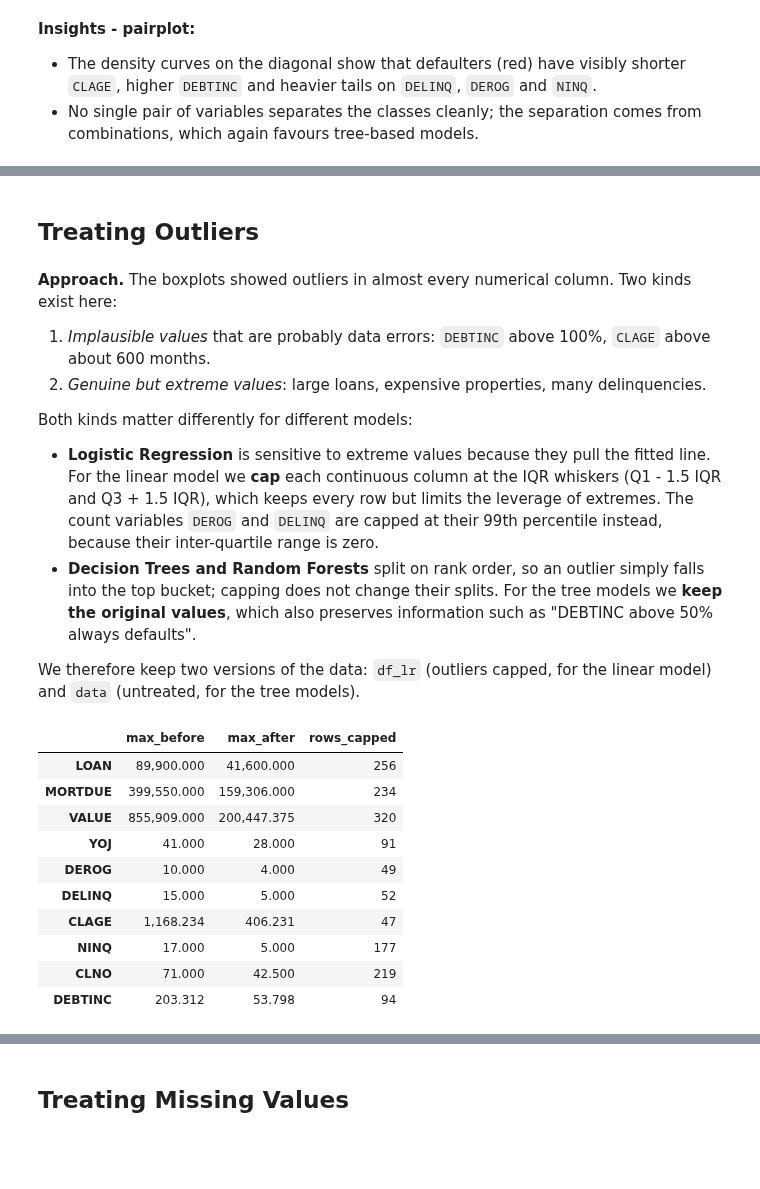
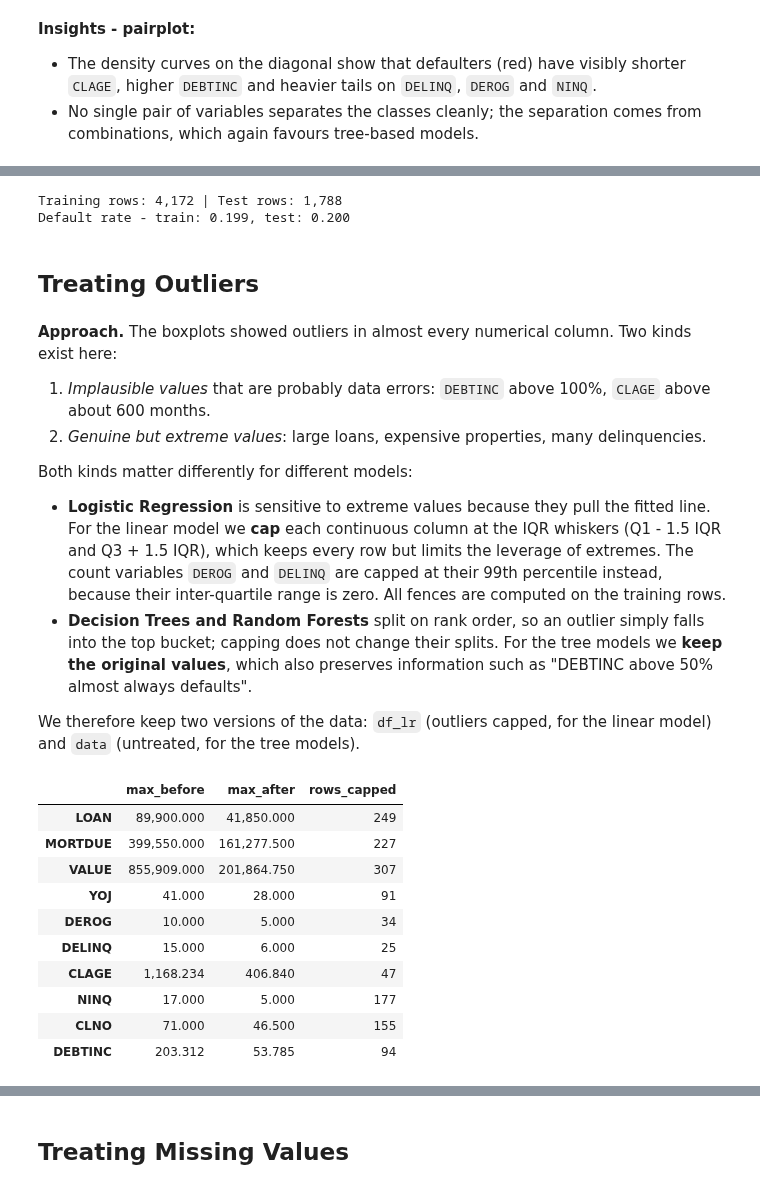
Before and after one commit to shubham1891/Personal-code, a Jupyter notebook: notebooks/Loan_Default_Prediction_Capstone.ipynb, the cells around one changed output, grey strips where cells are left out. Cells and saved outputs as stored; diff of their text form; code cells hidden in the pictures; blank space fills up the shorter version.

```diff
--- a/notebooks/Loan_Default_Prediction_Capstone.ipynb
+++ b/notebooks/Loan_Default_Prediction_Capstone.ipynb
@@ -515,3 +517,15 @@ data.groupby("BAD", observed=True)[num_cols].agg(["mean", "median"]).T
 - **NINQ:** Defaulters made more recent inquiries (mean 1.78 vs 1.03).
 - **DEBTINC:** Defaulters carry a higher debt burden (median 38.1% vs 34.5%) and the defaulter boxplot has a long upper tail where most of the extreme ratios sit.
 - **YOJ and CLNO** show little difference between the two groups.
+# %%
+# Are the differences statistically significant? Mann-Whitney U tests for the amounts (robust to skew),
+# chi-square tests of independence for the categorical variables.
+rows = []
+for col in ["LOAN", "MORTDUE", "VALUE", "DEBTINC", "CLAGE"]:
+    a = data.loc[data["BAD"] == 1, col].dropna(); b = data.loc[data["BAD"] == 0, col].dropna()
+    rows.append({"variable": col, "median_defaulters": a.median(), "median_repayers": b.median(),
+                 "test": "Mann-Whitney U", "p_value": stats.mannwhitneyu(a, b).pvalue})
+for col in ["REASON", "JOB"]:
+    chi2, p, dof, _ = stats.chi2_contingency(pd.crosstab(data[col], data["BAD"]))
+    rows.append({"variable": col, "median_defaulters": np.nan, "median_repayers": np.nan, "test": "Chi-square", "p_value": p})
+pd.DataFrame(rows).style.format({"median_defaulters": "{:,.1f}", "median_repayers": "{:,.1f}", "p_value": "{:.2e}"})
@@ -720,3 +752,10 @@ plt.show()
+# %%
+train_idx, test_idx = train_test_split(data.index, test_size=0.30, random_state=RANDOM_STATE, stratify=data["BAD"])
+print(f"Training rows: {len(train_idx):,} | Test rows: {len(test_idx):,}")
+print(f"Default rate - train: {data.loc[train_idx, 'BAD'].astype(int).mean():.3f}, test: {data.loc[test_idx, 'BAD'].astype(int).mean():.3f}")
+# %% [output]
+Training rows: 4,172 | Test rows: 1,788
+Default rate - train: 0.199, test: 0.200
 # %% [markdown]
 ## Treating Outliers
 # %% [markdown]
@@ -727,51 +766,50 @@ plt.show()
 
 Both kinds matter differently for different models:
 
-- **Logistic Regression** is sensitive to extreme values because they pull the fitted line. For the linear model we **cap** each continuous column at the IQR whiskers (Q1 - 1.5 IQR and Q3 + 1.5 IQR), which keeps every row but limits the leverage of extremes. The count variables `DEROG` and `DELINQ` are capped at their 99th percentile instead, because their inter-quartile range is zero.
-- **Decision Trees and Random Forests** split on rank order, so an outlier simply falls into the top bucket; capping does not change their splits. For the tree models we **keep the original values**, which also preserves information such as "DEBTINC above 50% always defaults".
+- **Logistic Regression** is sensitive to extreme values because they pull the fitted line. For the linear model we **cap** each continuous column at the IQR whiskers (Q1 - 1.5 IQR and Q3 + 1.5 IQR), which keeps every row but limits the leverage of extremes. The count variables `DEROG` and `DELINQ` are capped at their 99th percentile instead, because their inter-quartile range is zero. All fences are computed on the training rows.
+- **Decision Trees and Random Forests** split on rank order, so an outlier simply falls into the top bucket; capping does not change their splits. For the tree models we **keep the original values**, which also preserves information such as "DEBTINC above 50% almost always defaults".
 
 We therefore keep two versions of the data: `df_lr` (outliers capped, for the linear model) and `data` (untreated, for the tree models).
 # %%
-def treat_outliers(df, col):
-    '''Cap a numerical column at the IQR whiskers.'''
-    Q1 = df[col].quantile(0.25)
-    Q3 = df[col].quantile(0.75)
+def treat_outliers(df, col, fit_rows):
+    '''Cap a numerical column at the IQR whiskers computed on the training rows.'''
+    Q1 = df.loc[fit_rows, col].quantile(0.25)
+    Q3 = df.loc[fit_rows, col].quantile(0.75)
     IQR = Q3 - Q1
     lower, upper = Q1 - 1.5 * IQR, Q3 + 1.5 * IQR
     df[col] = np.clip(df[col], lower, upper)
     return df
 
-def treat_outliers_all(df, col_list):
+def treat_outliers_all(df, col_list, fit_rows):
     for c in col_list:
-        df = treat_outliers(df, c)
+        df = treat_outliers(df, c, fit_rows)
     return df
 
 df_lr = data.copy()
 
 # IQR capping for the continuous variables
 iqr_cols = [c for c in num_cols if c not in ("DEROG", "DELINQ")]
-df_lr = treat_outliers_all(df_lr, iqr_cols)
+df_lr = treat_outliers_all(df_lr, iqr_cols, train_idx)
 
 # DEROG and DELINQ are counts with Q1 = Q3 = 0, so the IQR whiskers collapse to zero and would erase
-# the variables entirely. They are capped at the 99th percentile instead.
+# the variables entirely. They are capped at the 99th percentile (of the training rows) instead.
 for c in ["DEROG", "DELINQ"]:
-    cap = df_lr[c].quantile(0.99)
-    df_lr[c] = df_lr[c].clip(upper=cap)
+    df_lr[c] = df_lr[c].clip(upper=df_lr.loc[train_idx, c].quantile(0.99))
 
 # Compare the maximum of each column before and after capping
 pd.DataFrame({"max_before": data[num_cols].max(), "max_after": df_lr[num_cols].max(),
               "rows_capped": [(data[c] > df_lr[c]).sum() + (data[c] < df_lr[c]).sum() for c in num_cols]})
 # %% [output]
 |  | max_before | max_after | rows_capped |
-| LOAN | 89,900.000 | 41,600.000 | 256 |
-| MORTDUE | 399,550.000 | 159,306.000 | 234 |
-| VALUE | 855,909.000 | 200,447.375 | 320 |
+| LOAN | 89,900.000 | 41,850.000 | 249 |
+| MORTDUE | 399,550.000 | 161,277.500 | 227 |
+| VALUE | 855,909.000 | 201,864.750 | 307 |
 | YOJ | 41.000 | 28.000 | 91 |
-| DEROG | 10.000 | 4.000 | 49 |
-| DELINQ | 15.000 | 5.000 | 52 |
-| CLAGE | 1,168.234 | 406.231 | 47 |
+| DEROG | 10.000 | 5.000 | 34 |
+| DELINQ | 15.000 | 6.000 | 25 |
+| CLAGE | 1,168.234 | 406.840 | 47 |
 | NINQ | 17.000 | 5.000 | 177 |
-| CLNO | 71.000 | 42.500 | 219 |
-| DEBTINC | 203.312 | 53.798 | 94 |
+| CLNO | 71.000 | 46.500 | 155 |
+| DEBTINC | 203.312 | 53.785 | 94 |
 # %% [markdown]
 **Observations:**
```
Also changed, not shown: parts of 81 cells of this notebook, 20 other files.
